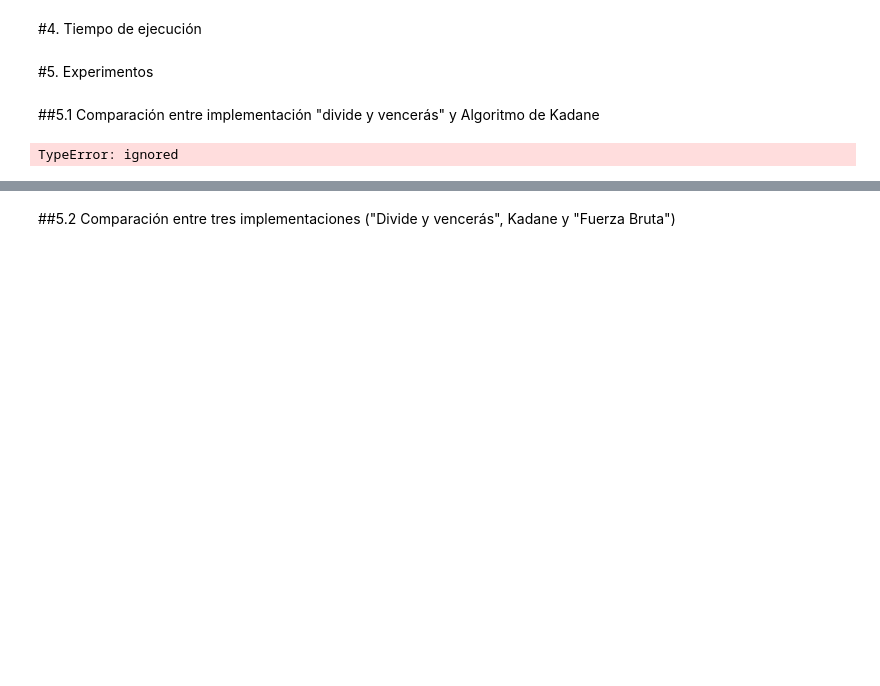
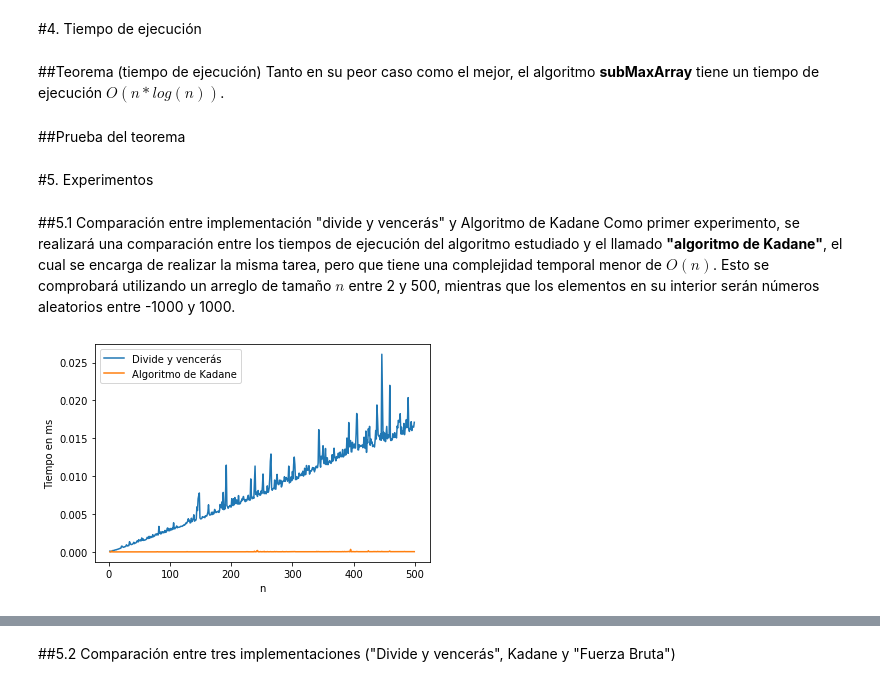
Before and after one commit to Sylver640/ADA-Informes, a Jupyter notebook: Informe_SubMaxArray.ipynb, the cells around one changed output, grey strips where cells are left out. Cells and saved outputs as stored; diff of their text form; code cells hidden in the pictures; blank space fills up the shorter version.

```diff
--- a/Informe_SubMaxArray.ipynb
+++ b/Informe_SubMaxArray.ipynb
@@ -25,7 +25,7 @@ import random
 #Función que busca la máxima suma en un subarreglo que se encuentra al medio
 def subMaxMidArray(A, start, mid, end, verbose = False):
   if verbose == True: print("\n###")
-  leftSum = -1000000 #Valor cercano a menos infinito que nos permite buscar la suma
+  leftSum = -10000 #Valor cercano a menos infinito que nos permite buscar la suma
   sum = 0 #Variable que acumula la suma máxima encontrada
   if verbose == True: print("Se ingresa a función que busca en el medio!")
   for i in range(mid, start-1, -1): #Se busca en el lado izquierdo
@@ -39,7 +39,7 @@ def subMaxMidArray(A, start, mid, end, verbose = False):
     print(f"Posición donde comienza el subarreglo máximo: {maxLeft}")
 
   sum = 0
-  rightSum = -100000 #Otro valor cercano a menos infinito
+  rightSum = -10000 #Otro valor cercano a menos infinito
 
   for j in range(mid+1,end+1): #Se busca en el lado derecho
     sum = sum+A[j]
@@ -223,34 +265,51 @@ Inicio: 1 ; Final: 2
 # %% [markdown]
 #4. Tiempo de ejecución
+# %% [markdown]
+##Teorema (tiempo de ejecución)
+Tanto en su peor caso como el mejor, el algoritmo **subMaxArray** tiene un tiempo de ejecución **$O(n*log(n))$**.
+# %% [markdown]
+##Prueba del teorema
 # %% [markdown]
 #5. Experimentos
-# %% [markdown]
-##5.1 Comparación entre implementación "divide y vencerás" y Algoritmo de Kadane
+# %% [markdown]
+##5.1 Comparación entre implementación "divide y vencerás" y Algoritmo de Kadane
+Como primer experimento, se realizará una comparación entre los tiempos de ejecución del algoritmo estudiado y el llamado **"algoritmo de Kadane"**, el cual se encarga de realizar la misma tarea, pero que tiene una complejidad temporal menor de $O(n)$. Esto se comprobará utilizando un arreglo de tamaño $n$ entre 2 y 500, mientras que los elementos en su interior serán números aleatorios entre -1000 y 1000.
 # %%
 import matplotlib.pyplot as plt
 import datetime
 import random
 from timeit import repeat
 
-def KadaneAlg (A):
+def kadaneAlg (A):
   maxSum = 0
   currentSum = 0
 
-  for i in range(0, len(array)-1):
-    currentSum = currentSum+array[i]
+  for i in array:
+    currentSum += i
     if currentSum < 0:
       currentSum = 0
-    elif (maxSum < currentSum):
+    if (maxSum < currentSum):
       maxSum = currentSum
   return maxSum
 
-x1 = []; y1 = []; x2 = []; y2 = []
+x = []; y1 = []; y2 = []
 
-for n in range(5,500):
-  a = random.sample(range(1, 500), n)
-  b = random.sample(range(1, 500), n)
+for n in range(2,500):
+  a = random.sample(range(-1000, 1000), n)
 
-  r = repeat(setup="from __main__ import subMaxArray", stmt = f"subMaxArray({a})", repeat = 1, number = 10)
-  t = repeat(setup="from __main__ import kadaneAlg", stmt = f"subMaxArray({a})", repeat = 1, number = 10)
+  r = repeat(setup="from __main__ import subMaxArray", stmt = f"subMaxArray({a},{0},{len(a)-1})", repeat = 1, number = 10)
+  y1.append(r)
+  t = repeat(setup="from __main__ import kadaneAlg", stmt = f"kadaneAlg({a})", repeat = 1, number = 10)
+  y2.append(t)
+
+  x.append(n)
+
+plt.plot(x,y1)
+plt.plot(x,y2)
+plt.legend(["Divide y vencerás","Algoritmo de Kadane"])
+
+plt.xlabel('n')
+plt.ylabel("Tiempo en ms")
+plt.show()
 # %% [output]
-TypeError: ignored
+[figure, added]
```
Also changed, not shown: parts of 24 cells of this notebook.
